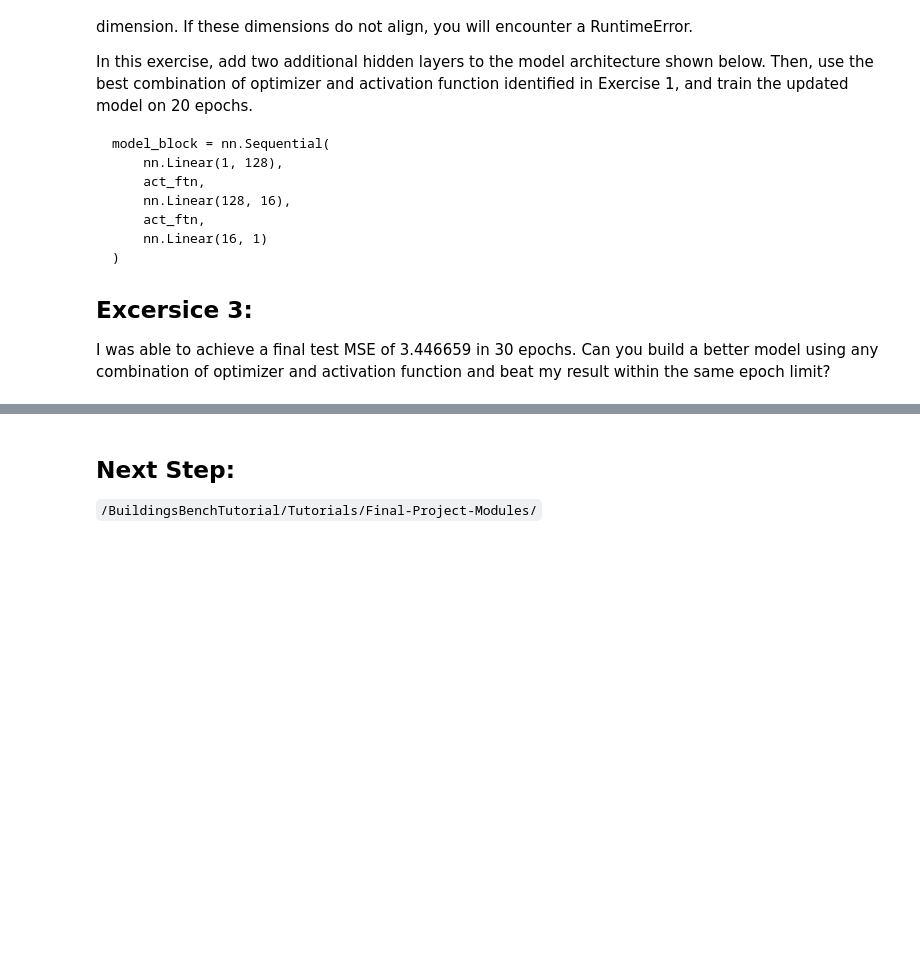
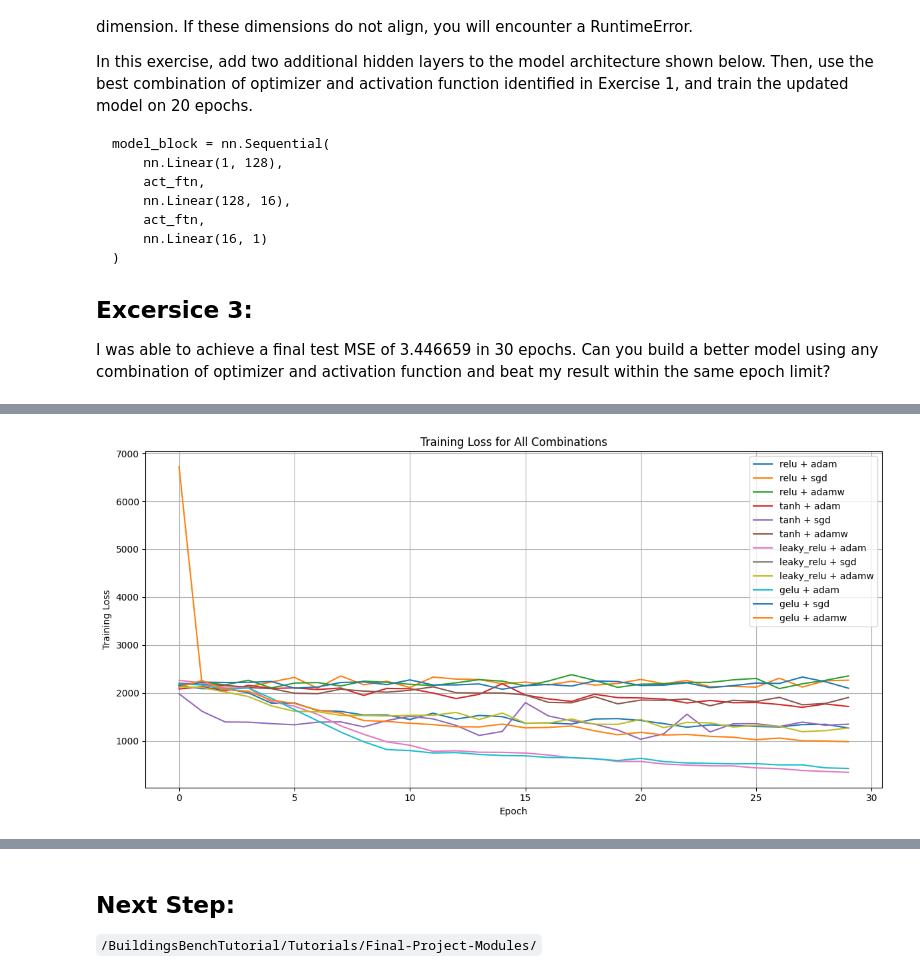
Before and after one commit to ka-reem/BuildingsBenchTutorial, a Jupyter notebook: Tutorials/Intro-Modules/Intro-NN.ipynb, the cells around one changed output, grey strips where cells are left out. Cells and saved outputs as stored; diff of their text form; code cells hidden in the pictures; blank space fills up the shorter version.

Commit message:
updated graphs–can't reach training loss below 400

```diff
--- a/Tutorials/Intro-Modules/Intro-NN.ipynb
+++ b/Tutorials/Intro-Modules/Intro-NN.ipynb
@@ -408,0 +422,90 @@ if __name__ == "__main__":
+# %%
+# all combinations
+if __name__ == "__main__":
+
+    # Define all combinations of activation functions and optimizers
+    activations = ["relu", "tanh", "leaky_relu", "gelu"]
+    optimizers = ["adam", "sgd", "adamw"]
+
+    epochs = 30
+    results = []
+    all_train_losses = {}  # To store training losses for all combinations
+
+    for activation in activations:
+        for optimizer in optimizers:
+            print(f"Training with Activation: {activation}, Optimizer: {optimizer}")
+
+            act_map = {
+                "relu": nn.ReLU(),
+                "tanh": nn.Tanh(),
+                "leaky_relu": nn.LeakyReLU(),
+                "gelu": nn.GELU()
+            }
+            act_ftn = act_map[activation.lower()]
+
+            model_block = nn.Sequential(
+                nn.Linear(1, 16),
+                act_ftn,
+                nn.Linear(16, 4),
+                act_ftn,
+                nn.Linear(4, 1)
+            )
+
+            dataset = DatasetClass()
+            model = ModelClass(model_block=model_block, activation=activation)
+            trainer = TrainClass(model, dataset, optimizer_name=optimizer, epochs=epochs)
+
+            trainer.train()
+            preds, targets = trainer.evaluate()
+            final_test_mse = torch.nn.functional.mse_loss(preds, targets).item()  # Convert tensor to float
+
+            # Record the final training loss and test MSE
+            final_train_loss = trainer.train_losses[-1]
+            results.append({
+                "Activation": activation,
+                "Optimizer": optimizer,
+                "Final Training Loss": final_train_loss,
+                "Final Test MSE": final_test_mse
+            })
+
+            # Store training losses for plotting
+            all_train_losses[f"{activation} + {optimizer}"] = trainer.train_losses
+
+    # Convert results to a DataFrame
+    results_df = pd.DataFrame(results)
+
+    # Sort by the lowest test MSE
+    results_df = results_df.sort_values(by="Final Test MSE")
+
+    # Print the results in a table
+    print("\nResults:")
+    print(results_df)
+
+    # Highlight the best combination
+    best_combination = results_df.iloc[0]
+    print(f"\nBest Combination: Activation = {best_combination['Activation']}, Optimizer = {best_combination['Optimizer']}")
+    print(f"Lowest Test MSE: {best_combination['Final Test MSE']}")
+
+    # Plot Training Loss for all combinations
+    plt.figure(figsize=(12, 6))
+    for label, losses in all_train_losses.items():
+        plt.plot(losses, label=label)
+    plt.xlabel("Epoch")
+    plt.ylabel("Training Loss")
+    plt.title("Training Loss for All Combinations")
+    plt.legend()
+    plt.grid(True)
+    plt.tight_layout()
+    plt.show()
+
+    # Plot Final Test MSE for all combinations
+    plt.figure(figsize=(12, 6))
+    plt.bar(results_df["Activation"] + " + " + results_df["Optimizer"], results_df["Final Test MSE"], color="salmon")
+    plt.xlabel("Combinations")
+    plt.ylabel("Final Test MSE")
+    plt.title("Final Test MSE for All Combinations")
+    plt.xticks(rotation=45, ha="right")
+    plt.grid(axis="y")
+    plt.tight_layout()
+    plt.show()
+# %% [output]
@@ -408,0 +529 @@ if __name__ == "__main__":
+[figure, added]
```
Also changed, not shown: parts of 2 cells of this notebook.
